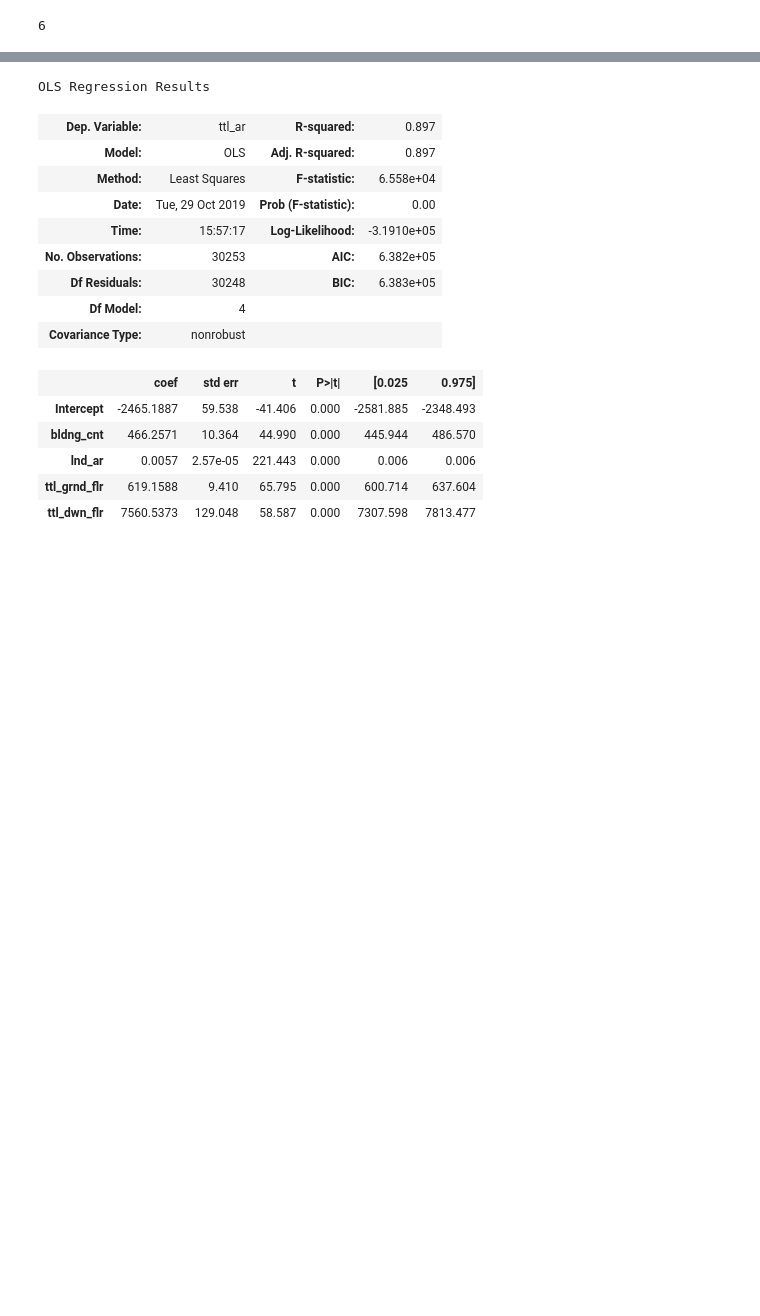
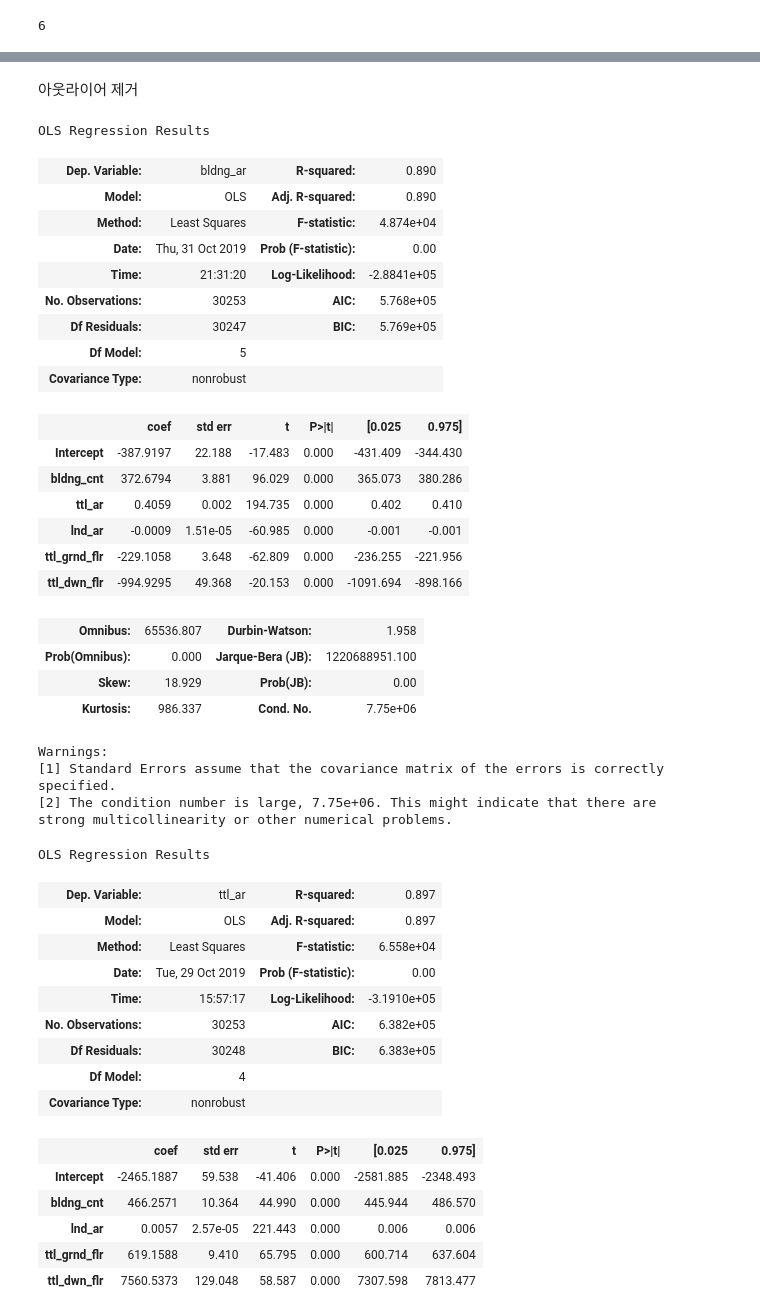
Before and after one commit to hanseul-wang/fire-prediction-model-Kimhae, a Jupyter notebook: Fire/Data_analysis/Train_Data_EDA.ipynb, the cells around one changed output, grey strips where cells are left out. Drawn from its saved outputs; the diff is of its cells as text; code cells hidden in the pictures; blank space fills up the shorter version.

```diff
--- a/Fire/Data_analysis/Train_Data_EDA.ipynb
+++ b/Fire/Data_analysis/Train_Data_EDA.ipynb
@@ -232,3 +262,36 @@ plt.show
+# %% [markdown]
+아웃라이어 제거
+# %%
+# 결측치 제거?
+
+res = ols('bldng_ar ~ bldng_cnt + ttl_ar + lnd_ar + ttl_grnd_flr + ttl_dwn_flr', width_drop).fit()
+res.summary()
+# %% [output]
+OLS Regression Results
+| Dep. Variable: | bldng_ar | R-squared: | 0.890 |
+| Model: | OLS | Adj. R-squared: | 0.890 |
+| Method: | Least Squares | F-statistic: | 4.874e+04 |
+| Date: | Thu, 31 Oct 2019 | Prob (F-statistic): | 0.00 |
+| Time: | 21:31:20 | Log-Likelihood: | -2.8841e+05 |
+| No. Observations: | 30253 | AIC: | 5.768e+05 |
+| Df Residuals: | 30247 | BIC: | 5.769e+05 |
+| Df Model: | 5 |  |  |
+| Covariance Type: | nonrobust |  |  |
+|  | coef | std err | t | P>|t| | [0.025 | 0.975] |
+| Intercept | -387.9197 | 22.188 | -17.483 | 0.000 | -431.409 | -344.430 |
+| bldng_cnt | 372.6794 | 3.881 | 96.029 | 0.000 | 365.073 | 380.286 |
+| ttl_ar | 0.4059 | 0.002 | 194.735 | 0.000 | 0.402 | 0.410 |
+| lnd_ar | -0.0009 | 1.51e-05 | -60.985 | 0.000 | -0.001 | -0.001 |
+| ttl_grnd_flr | -229.1058 | 3.648 | -62.809 | 0.000 | -236.255 | -221.956 |
+| ttl_dwn_flr | -994.9295 | 49.368 | -20.153 | 0.000 | -1091.694 | -898.166 |
+| Omnibus: | 65536.807 | Durbin-Watson: | 1.958 |
+| Prob(Omnibus): | 0.000 | Jarque-Bera (JB): | 1220688951.100 |
+| Skew: | 18.929 | Prob(JB): | 0.00 |
+| Kurtosis: | 986.337 | Cond. No. | 7.75e+06 |
+Warnings:
+[1] Standard Errors assume that the covariance matrix of the errors is correctly specified.
+[2] The condition number is large, 7.75e+06. This might indicate that there are
+strong multicollinearity or other numerical problems.
 # %%
 res = ols('bldng_ar ~ bldng_cnt + ttl_ar + lnd_ar + ttl_grnd_flr + ttl_dwn_flr', width_drop).fit()
 res.summary()
```
Also changed, not shown: parts of 11 cells of this notebook, 10 other files.
